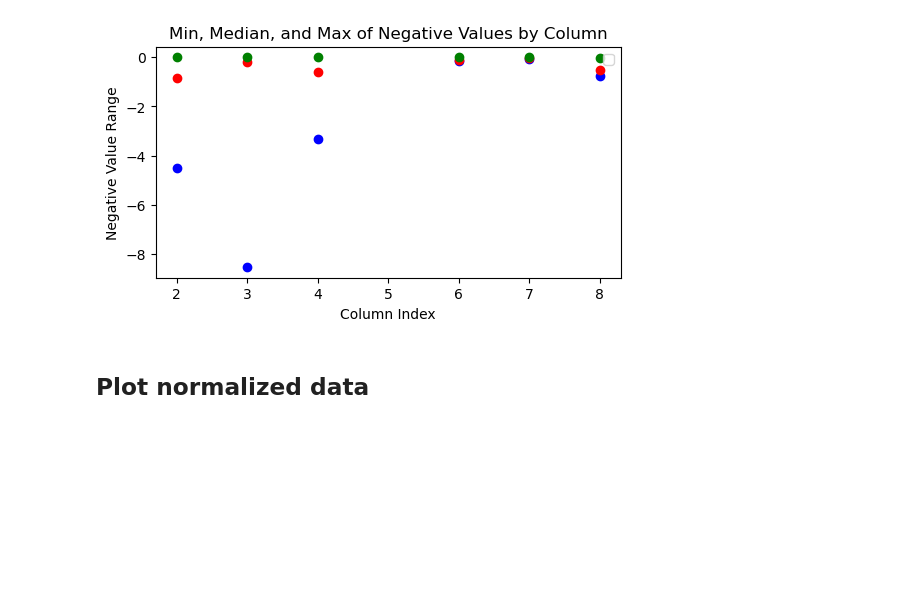
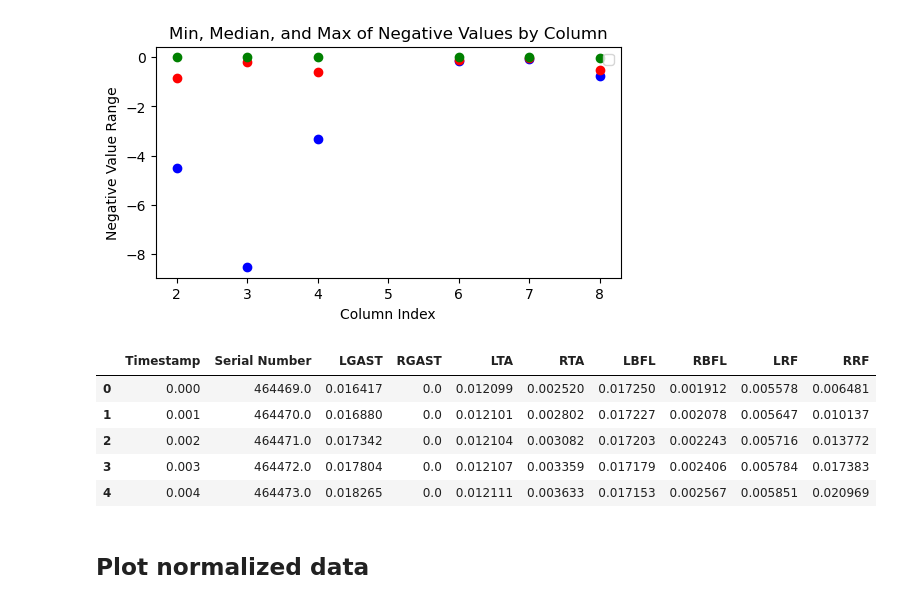
Before and after one commit to eddLai/ExoskeletonPowerAsistance, a Jupyter notebook: simulation/preprocessing/analysis/emg_analysis .ipynb, the cells around one changed output. Saved outputs shown, nothing was run; the diff lists cells and outputs as text; code cells hidden in the pictures; blank space fills up the shorter version.

```diff
--- a/simulation/preprocessing/analysis/emg_analysis .ipynb
+++ b/simulation/preprocessing/analysis/emg_analysis .ipynb
@@ -160,5 +138,21 @@ plt.ylabel('Negative Value Range')
 plt.show()
 # %% [output]
 [figure]
+# %%
+processed_our_data[processed_our_data<0] = 0
+normed_our_data = np.copy(processed_our_data)
+for i in range(2, 2 + RANGE_OF_MUSCLE):
+    column_data = processed_our_data[:, i]
+    normed_our_data[:, i] = processor.normalize_data(column_data)
+
+processed_df = pd.DataFrame(normed_our_data, columns=our_data.columns[:2+RANGE_OF_MUSCLE])
+processed_df.head()
+# %% [output]
+|  | Timestamp | Serial Number | LGAST | RGAST | LTA | RTA | LBFL | RBFL | LRF | RRF |
+| 0 | 0.000 | 464469.0 | 0.016417 | 0.0 | 0.012099 | 0.002520 | 0.017250 | 0.001912 | 0.005578 | 0.006481 |
+| 1 | 0.001 | 464470.0 | 0.016880 | 0.0 | 0.012101 | 0.002802 | 0.017227 | 0.002078 | 0.005647 | 0.010137 |
+| 2 | 0.002 | 464471.0 | 0.017342 | 0.0 | 0.012104 | 0.003082 | 0.017203 | 0.002243 | 0.005716 | 0.013772 |
+| 3 | 0.003 | 464472.0 | 0.017804 | 0.0 | 0.012107 | 0.003359 | 0.017179 | 0.002406 | 0.005784 | 0.017383 |
+| 4 | 0.004 | 464473.0 | 0.018265 | 0.0 | 0.012111 | 0.003633 | 0.017153 | 0.002567 | 0.005851 | 0.020969 |
 # %% [markdown]
 ## Plot normalized data
```
Also changed, not shown: parts of 14 cells of this notebook, 3 other files.
